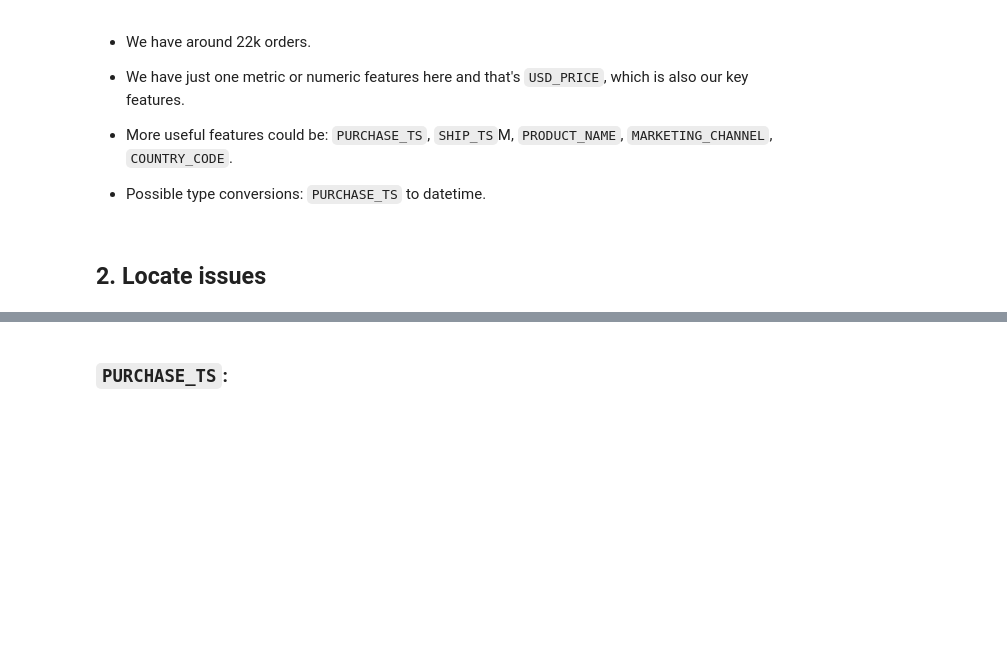
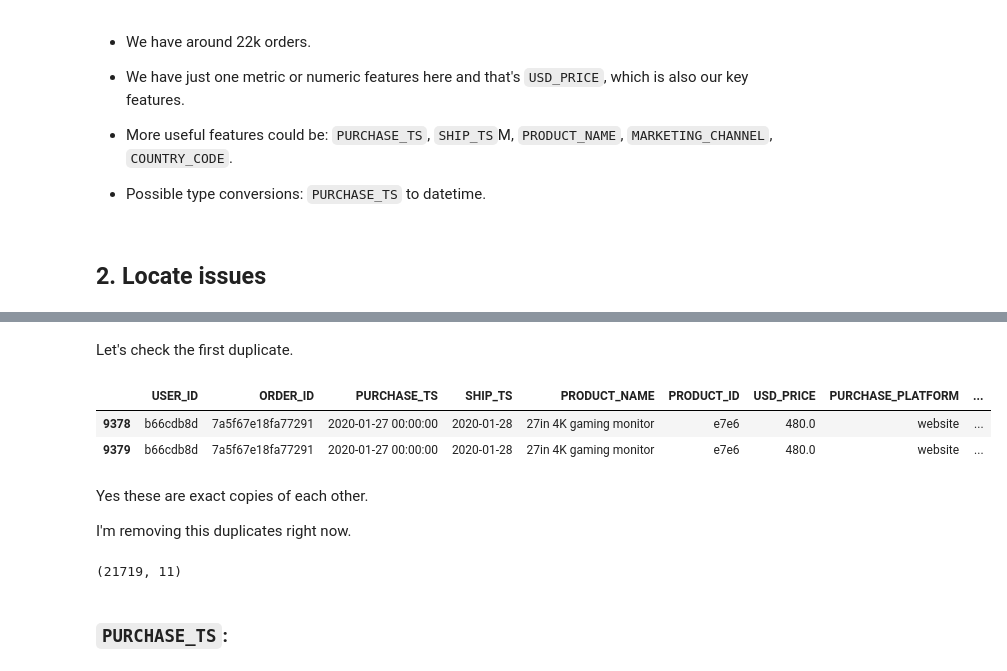
Before and after one commit to bdk-333/GameZone-Data-Analytics, a Jupyter notebook: notebooks/1_data_cleaning.ipynb, the cells around one changed output, grey strips where cells are left out. Drawn from its saved outputs; the diff is of its cells as text; code cells hidden in the pictures; blank space fills up the shorter version.

```diff
--- a/notebooks/1_data_cleaning.ipynb
+++ b/notebooks/1_data_cleaning.ipynb
@@ -60,0 +106,12 @@ memory usage: 1.8+ MB
+# %% [markdown]
+Let's check the first duplicate.
+# %%
+df[df['ORDER_ID'] == '7a5f67e18fa77291']
+# %% [output]
+|  | USER_ID | ORDER_ID | PURCHASE_TS | SHIP_TS | PRODUCT_NAME | PRODUCT_ID | USD_PRICE | PURCHASE_PLATFORM | ... |
+| 9378 | b66cdb8d | 7a5f67e18fa77291 | 2020-01-27 00:00:00 | 2020-01-28 | 27in 4K gaming monitor | e7e6 | 480.0 | website | ... |
+| 9379 | b66cdb8d | 7a5f67e18fa77291 | 2020-01-27 00:00:00 | 2020-01-28 | 27in 4K gaming monitor | e7e6 | 480.0 | website | ... |
+# %% [markdown]
+Yes these are exact copies of each other.
+
+I'm removing this duplicates right now.
@@ -61,3 +120,7 @@ memory usage: 1.8+ MB
+# %%
+df.shape
+# %% [output]
+(21719, 11)
 # %% [markdown]
 ### `PURCHASE_TS`:
 # %%
```
Also changed, not shown: parts of 15 cells of this notebook, 2 other files.
